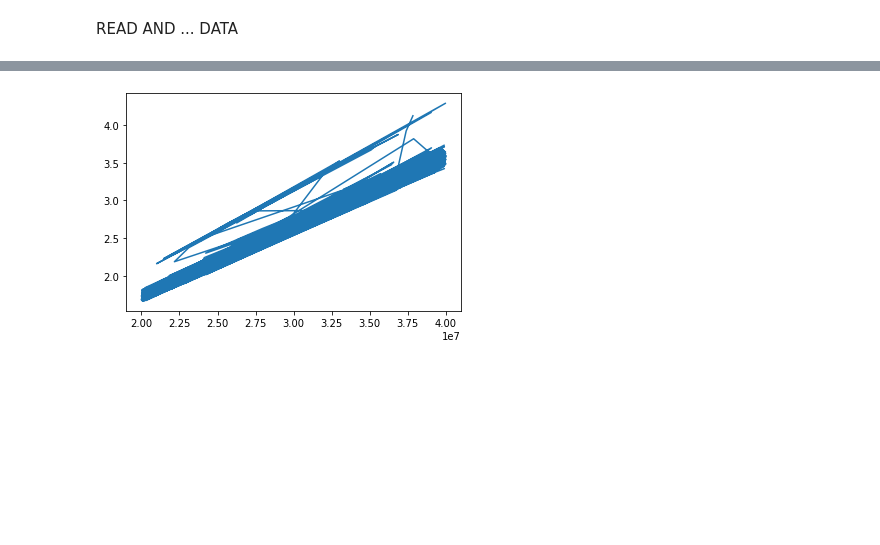
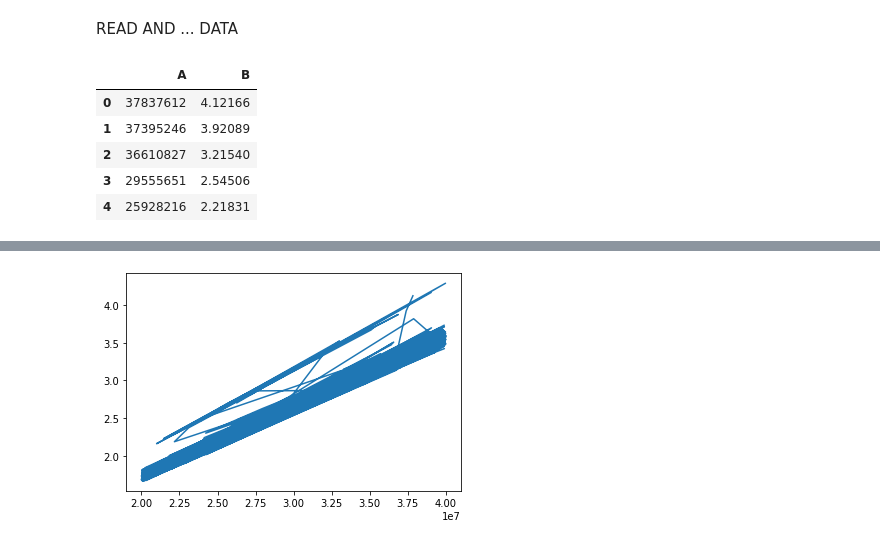
Before and after one commit to hoangquan1105/CS114.L21, a Jupyter notebook: LinearRegression_Example.ipynb, the cells around one changed output, grey strips where cells are left out. Saved outputs shown, nothing was run; the diff lists cells and outputs as text; code cells hidden in the pictures; blank space fills up the shorter version.

```diff
--- a/LinearRegression_Example.ipynb
+++ b/LinearRegression_Example.ipynb
@@ -44,4 +86,14 @@ print(model.score(x, y))
 # **Test data3.txt**
 # %% [markdown]
 READ AND ... DATA
+# %%
+data3=pd.read_csv('./data3.txt')
+data3.head()
+# %% [output]
+|  | A | B |
+| 0 | 37837612 | 4.12166 |
+| 1 | 37395246 | 3.92089 |
+| 2 | 36610827 | 3.21540 |
+| 3 | 29555651 | 2.54506 |
+| 4 | 25928216 | 2.21831 |
 # %%
```
Also changed, not shown: parts of 30 cells of this notebook.
